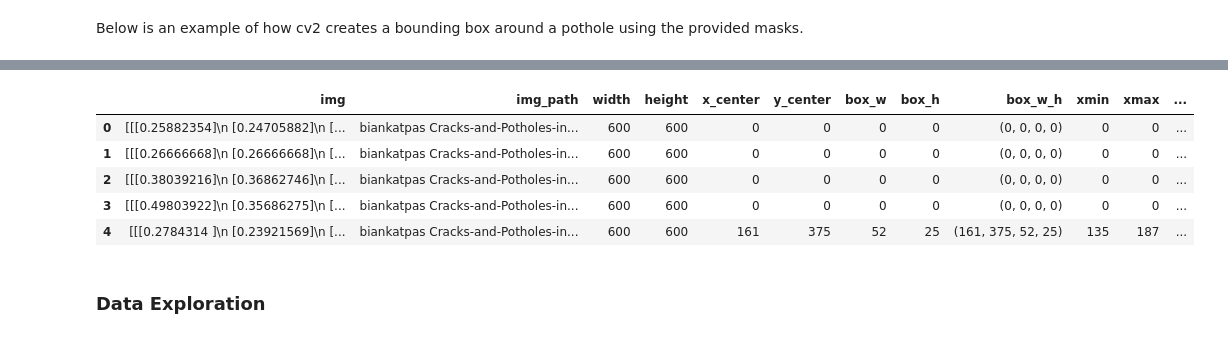
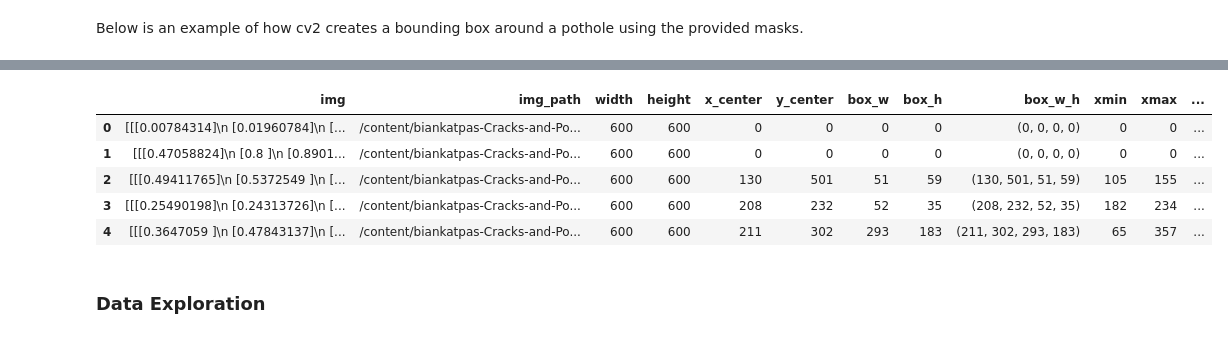
Before and after one commit to T-DEV16/ML-Group-Project-8, a Jupyter notebook: PotholeDetection.ipynb, the cells around one changed output, grey strips where cells are left out. Saved outputs shown, nothing was run; the diff lists cells and outputs as text; code cells hidden in the pictures.

```diff
--- a/PotholeDetection.ipynb
+++ b/PotholeDetection.ipynb
@@ -144,15 +139,15 @@ df = pd.DataFrame({'img':imgs, 'img_path':img_paths , 'width':width, 'height':he
 df.to_csv('pothole_data.csv', index=None)
 # %%
 # Load data from csv
-potholes = pd.read_csv('drive/MyDrive/pothole_data.csv')
+potholes = pd.read_csv('/content/pothole_data.csv')
 potholes.head()
 # %% [output]
 |  | img | img_path | width | height | x_center | y_center | box_w | box_h | box_w_h | xmin | xmax | ... |
-| 0 | [[[0.25882354]\n [0.24705882]\n [... | biankatpas Cracks-and-Potholes-in... | 600 | 600 | 0 | 0 | 0 | 0 | (0, 0, 0, 0) | 0 | 0 | ... |
-| 1 | [[[0.26666668]\n [0.26666668]\n [... | biankatpas Cracks-and-Potholes-in... | 600 | 600 | 0 | 0 | 0 | 0 | (0, 0, 0, 0) | 0 | 0 | ... |
-| 2 | [[[0.38039216]\n [0.36862746]\n [... | biankatpas Cracks-and-Potholes-in... | 600 | 600 | 0 | 0 | 0 | 0 | (0, 0, 0, 0) | 0 | 0 | ... |
-| 3 | [[[0.49803922]\n [0.35686275]\n [... | biankatpas Cracks-and-Potholes-in... | 600 | 600 | 0 | 0 | 0 | 0 | (0, 0, 0, 0) | 0 | 0 | ... |
-| 4 | [[[0.2784314 ]\n [0.23921569]\n [... | biankatpas Cracks-and-Potholes-in... | 600 | 600 | 161 | 375 | 52 | 25 | (161, 375, 52, 25) | 135 | 187 | ... |
+| 0 | [[[0.00784314]\n [0.01960784]\n [... | /content/biankatpas-Cracks-and-Po... | 600 | 600 | 0 | 0 | 0 | 0 | (0, 0, 0, 0) | 0 | 0 | ... |
+| 1 | [[[0.47058824]\n [0.8 ]\n [0.8901... | /content/biankatpas-Cracks-and-Po... | 600 | 600 | 0 | 0 | 0 | 0 | (0, 0, 0, 0) | 0 | 0 | ... |
+| 2 | [[[0.49411765]\n [0.5372549 ]\n [... | /content/biankatpas-Cracks-and-Po... | 600 | 600 | 130 | 501 | 51 | 59 | (130, 501, 51, 59) | 105 | 155 | ... |
+| 3 | [[[0.25490198]\n [0.24313726]\n [... | /content/biankatpas-Cracks-and-Po... | 600 | 600 | 208 | 232 | 52 | 35 | (208, 232, 52, 35) | 182 | 234 | ... |
+| 4 | [[[0.3647059 ]\n [0.47843137]\n [... | /content/biankatpas-Cracks-and-Po... | 600 | 600 | 211 | 302 | 293 | 183 | (211, 302, 293, 183) | 65 | 357 | ... |
 # %% [markdown]
 ### Data Exploration
 # %% [markdown]
```
Also changed, not shown: parts of 7 cells of this notebook.
